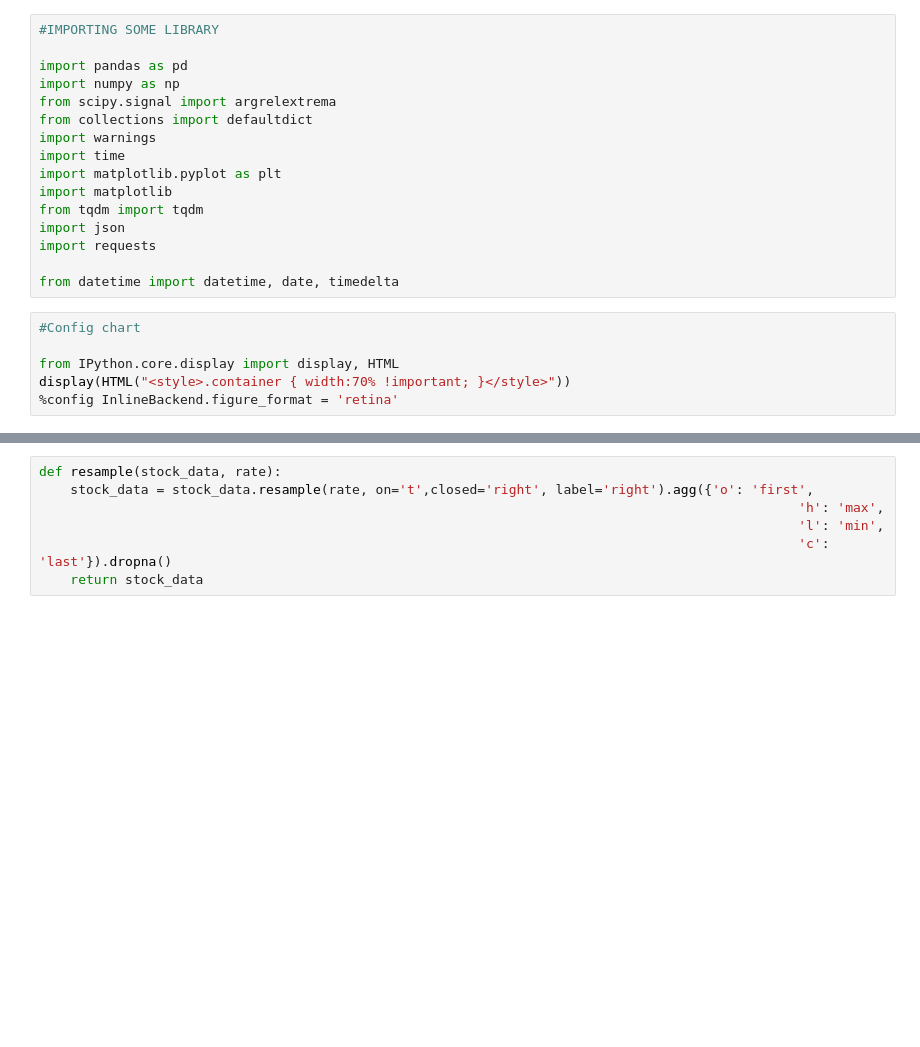
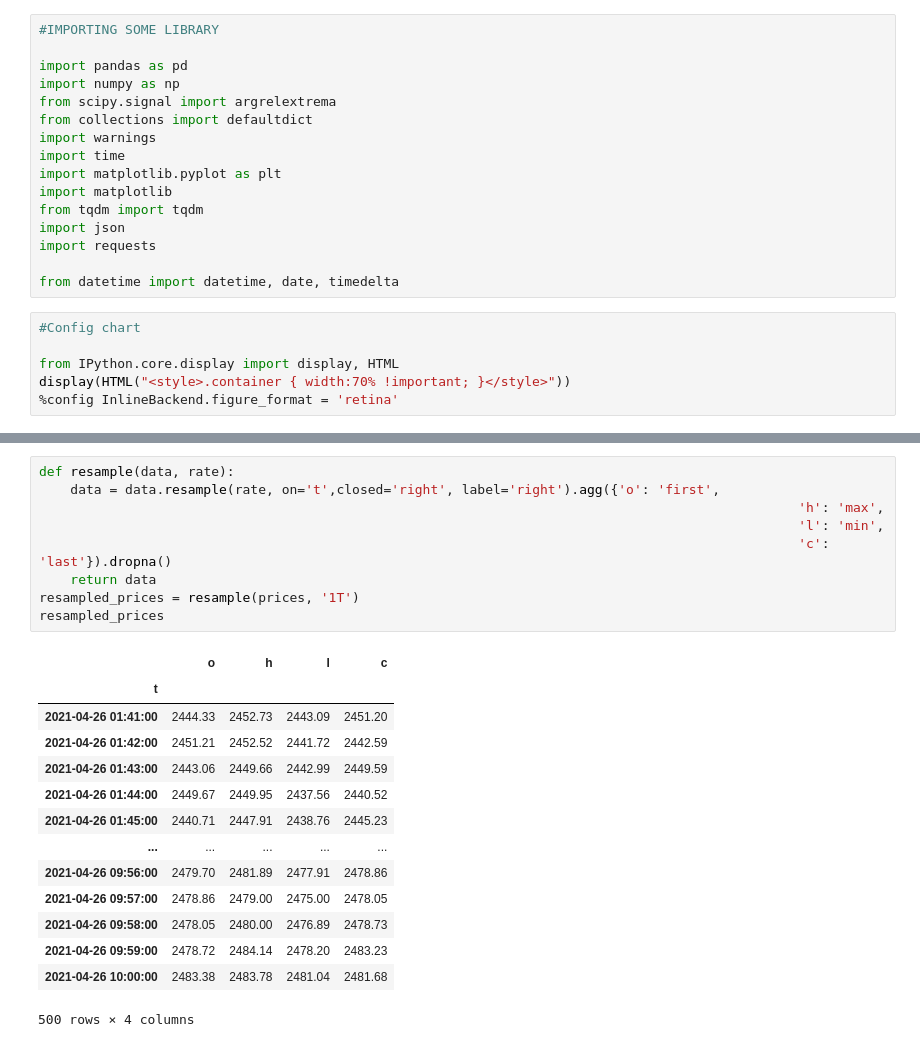
Before and after one commit to tysoncung/crypto-chart-patterns, a Jupyter notebook: chart-patterns.ipynb, the cells around one changed output, grey strips where cells are left out. Saved outputs shown, nothing was run; the diff lists cells and outputs as text; blank space fills up the shorter version.

```diff
--- a/chart-patterns.ipynb
+++ b/chart-patterns.ipynb
@@ -71,7 +72,24 @@ prices.head()
 # %%
-def resample(stock_data, rate):
-    stock_data = stock_data.resample(rate, on='t',closed='right', label='right').agg({'o': 'first',
+def resample(data, rate):
+    data = data.resample(rate, on='t',closed='right', label='right').agg({'o': 'first',
                                                                                                  'h': 'max',
                                                                                                  'l': 'min',
                                                                                                  'c': 'last'}).dropna()
-    return stock_data
+    return data
+resampled_prices = resample(prices, '1T')
+resampled_prices
+# %% [output]
+|  | o | h | l | c |
+| t |  |  |  |  |
+| 2021-04-26 01:41:00 | 2444.33 | 2452.73 | 2443.09 | 2451.20 |
+| 2021-04-26 01:42:00 | 2451.21 | 2452.52 | 2441.72 | 2442.59 |
+| 2021-04-26 01:43:00 | 2443.06 | 2449.66 | 2442.99 | 2449.59 |
+| 2021-04-26 01:44:00 | 2449.67 | 2449.95 | 2437.56 | 2440.52 |
+| 2021-04-26 01:45:00 | 2440.71 | 2447.91 | 2438.76 | 2445.23 |
+| ... | ... | ... | ... | ... |
+| 2021-04-26 09:56:00 | 2479.70 | 2481.89 | 2477.91 | 2478.86 |
+| 2021-04-26 09:57:00 | 2478.86 | 2479.00 | 2475.00 | 2478.05 |
+| 2021-04-26 09:58:00 | 2478.05 | 2480.00 | 2476.89 | 2478.73 |
+| 2021-04-26 09:59:00 | 2478.72 | 2484.14 | 2478.20 | 2483.23 |
+| 2021-04-26 10:00:00 | 2483.38 | 2483.78 | 2481.04 | 2481.68 |
+500 rows × 4 columns
```
Also changed, not shown: parts of 5 cells of this notebook.
